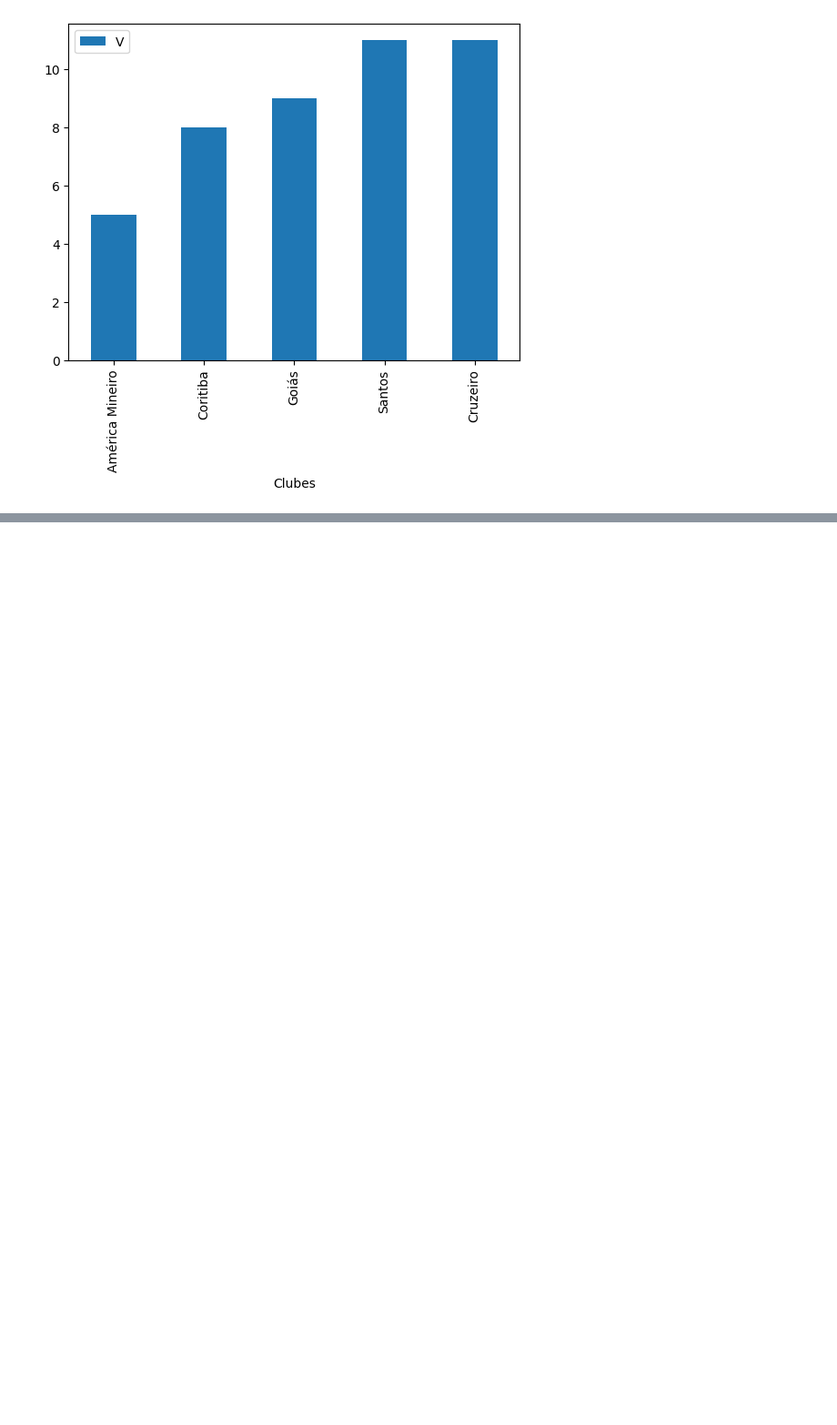
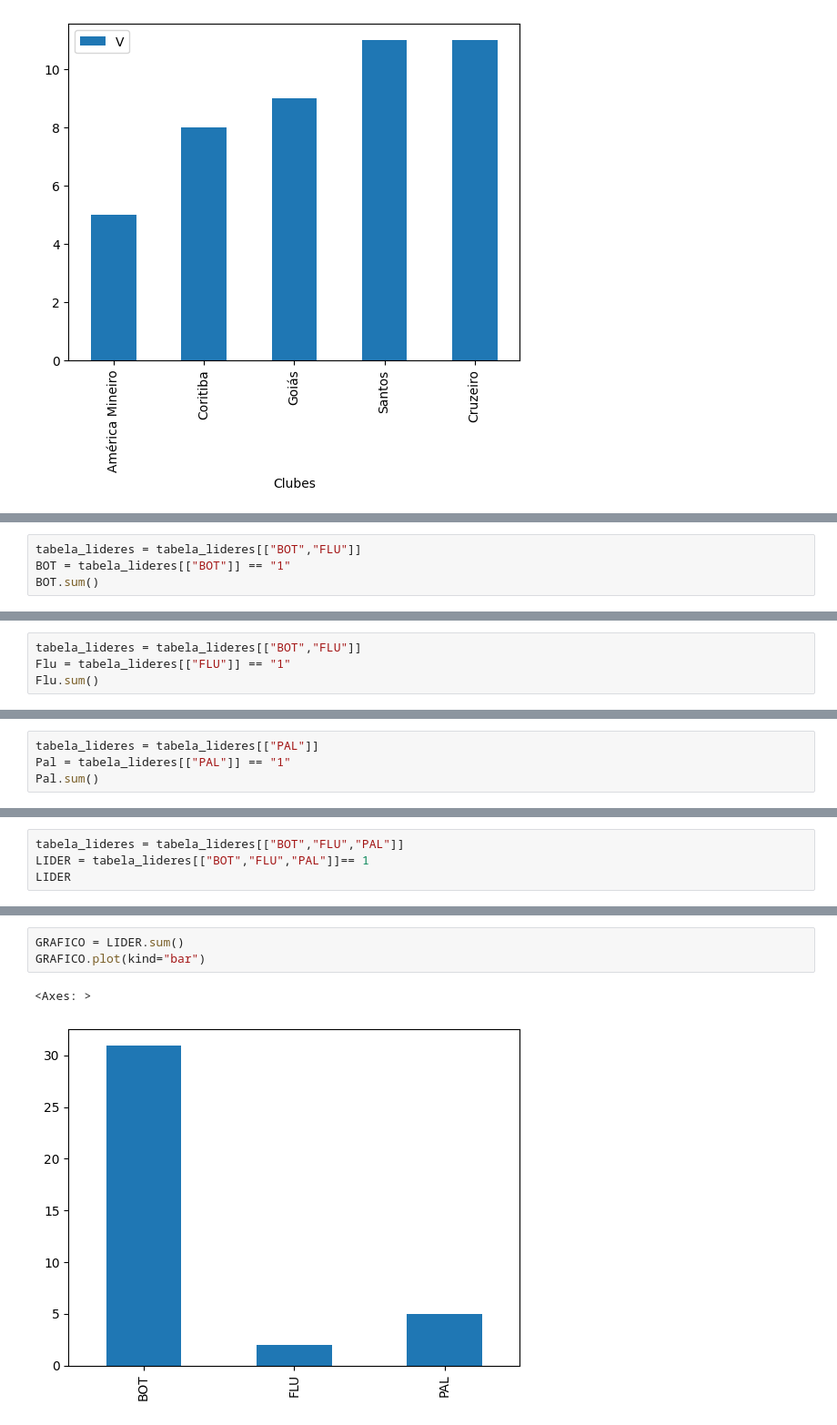
Before and after one commit to hugodevelopment/Web-Scraping, a Jupyter notebook: Análise_Brasileirão_2023.ipynb, the cells around one changed output, grey strips where cells are left out. Shown at 91% size. Saved outputs shown, nothing was run; the diff lists cells and outputs as text; blank space fills up the shorter version.

```diff
--- a/Análise_Brasileirão_2023.ipynb
+++ b/Análise_Brasileirão_2023.ipynb
@@ -179,0 +219,4 @@ Menos_vencedores.plot.bar(x='Clubes', y='V')
+# %%
+tabela_lideres = tabela_lideres[["BOT","FLU"]]
+BOT = tabela_lideres[["BOT"]] == "1"
+BOT.sum()
@@ -179,0 +226,4 @@ Menos_vencedores.plot.bar(x='Clubes', y='V')
+# %%
+tabela_lideres = tabela_lideres[["BOT","FLU"]]
+Flu = tabela_lideres[["FLU"]] == "1"
+Flu.sum()
@@ -179,0 +233,4 @@ Menos_vencedores.plot.bar(x='Clubes', y='V')
+# %%
+tabela_lideres = tabela_lideres[["PAL"]]
+Pal = tabela_lideres[["PAL"]] == "1"
+Pal.sum()
@@ -179,0 +240,4 @@ Menos_vencedores.plot.bar(x='Clubes', y='V')
+# %%
+tabela_lideres = tabela_lideres[["BOT","FLU","PAL"]]
+LIDER = tabela_lideres[["BOT","FLU","PAL"]]== 1
+LIDER
@@ -179,0 +269,6 @@ Menos_vencedores.plot.bar(x='Clubes', y='V')
+# %%
+GRAFICO = LIDER.sum()
+GRAFICO.plot(kind="bar")
+# %% [output]
+<Axes: >
+[figure, added]
```
Also changed, not shown: parts of 10 cells of this notebook.
